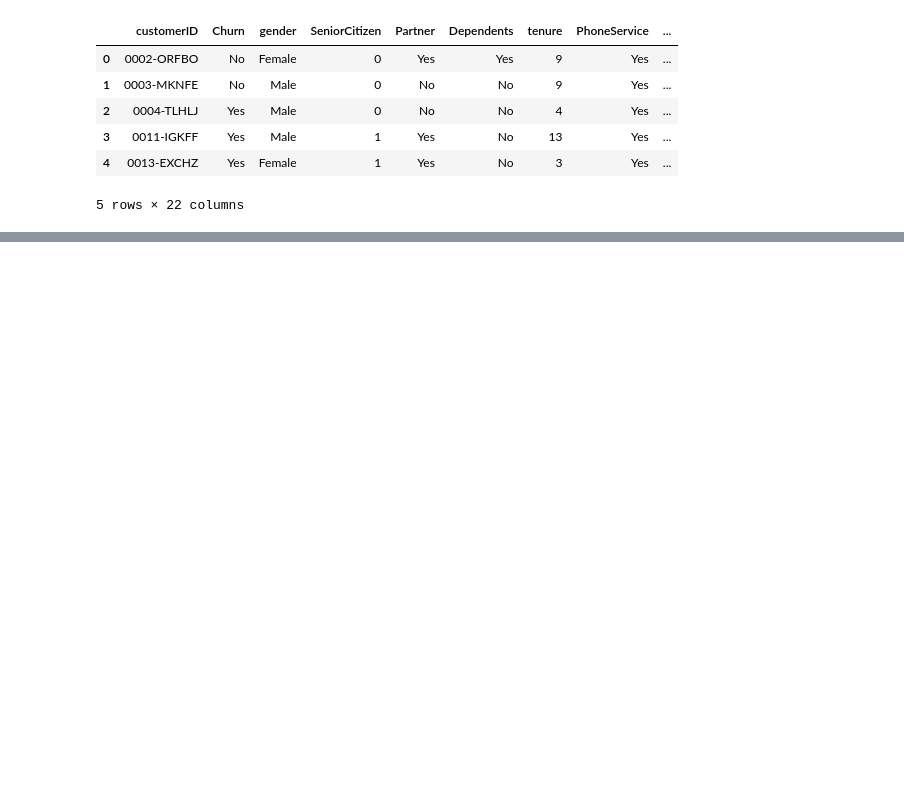
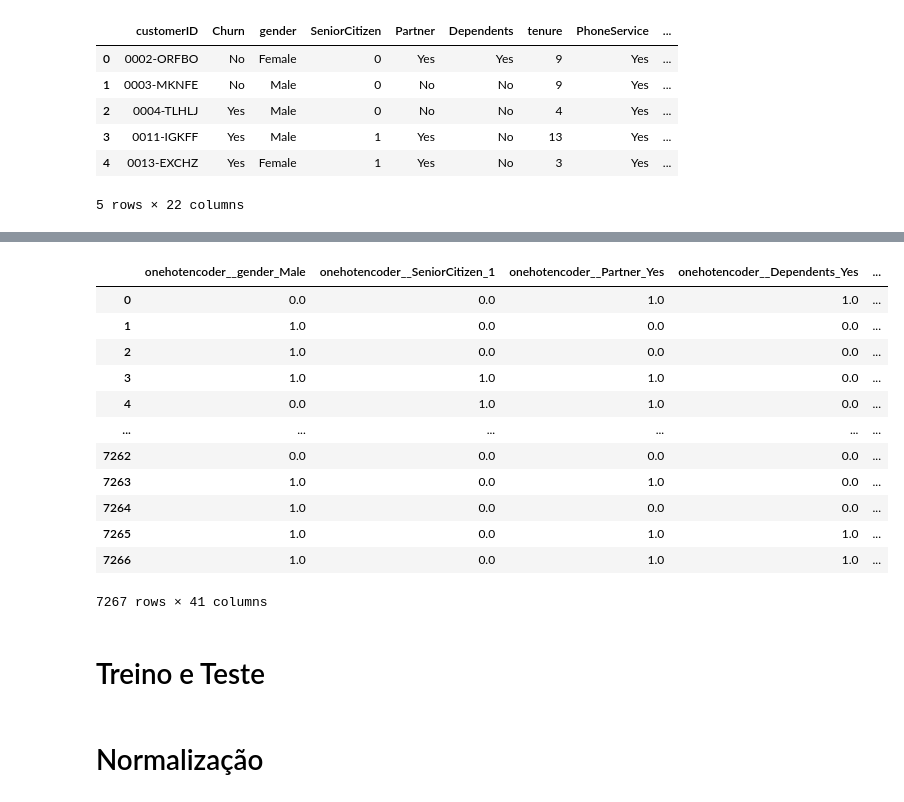
Before and after one commit to GuilhermeFernandez/TelecomX_2, a Jupyter notebook: TelecomX2.ipynb, the cells around one changed output, grey strips where cells are left out. Saved outputs shown, nothing was run; the diff lists cells and outputs as text; code cells hidden in the pictures; blank space fills up the shorter version.

Commit message:
Realizado Encoding, split de treino e teste, normalização das variáveis e aplicado Dummy, 71% de acurácia.

```diff
--- a/TelecomX2.ipynb
+++ b/TelecomX2.ipynb
@@ -17,6 +26,7 @@ dados.head()
 | 3 | 0011-IGKFF | Yes | Male | 1 | Yes | No | 13 | Yes | ... |
 | 4 | 0013-EXCHZ | Yes | Female | 1 | Yes | No | 3 | Yes | ... |
 5 rows × 22 columns
-# %%
-dados.drop(columns='customerID', inplace=True)
+# %%
+x = dados.drop(columns=['customerID', 'Churn'])
+y = dados['Churn']
 # %% [markdown]
@@ -23,0 +34,13 @@ dados.drop(columns='customerID', inplace=True)
+# %%
+colunas = x.columns
+one_hot = make_column_transformer((
+    OneHotEncoder(drop = 'if_binary'), ['gender', 'SeniorCitizen', 'Partner', 'Dependents',
+       'PhoneService', 'MultipleLines', 'InternetService', 'OnlineSecurity',
+       'OnlineBackup', 'DeviceProtection', 'TechSupport', 'StreamingTV',
+       'StreamingMovies', 'Contract', 'PaperlessBilling', 'PaymentMethod']
+),
+    remainder = 'passthrough',
+    sparse_threshold=0)
+# %%
+x = one_hot.fit_transform(x)
+one_hot.get_feature_names_out(colunas)
@@ -23,0 +65,16 @@ dados.drop(columns='customerID', inplace=True)
+# %%
+pd.DataFrame(x, columns=one_hot.get_feature_names_out(colunas))
+# %% [output]
+|  | onehotencoder__gender_Male | onehotencoder__SeniorCitizen_1 | onehotencoder__Partner_Yes | onehotencoder__Dependents_Yes | ... |
+| 0 | 0.0 | 0.0 | 1.0 | 1.0 | ... |
+| 1 | 1.0 | 0.0 | 0.0 | 0.0 | ... |
+| 2 | 1.0 | 0.0 | 0.0 | 0.0 | ... |
+| 3 | 1.0 | 1.0 | 1.0 | 0.0 | ... |
+| 4 | 0.0 | 1.0 | 1.0 | 0.0 | ... |
+| ... | ... | ... | ... | ... | ... |
+| 7262 | 0.0 | 0.0 | 0.0 | 0.0 | ... |
+| 7263 | 1.0 | 0.0 | 1.0 | 0.0 | ... |
+| 7264 | 1.0 | 0.0 | 0.0 | 0.0 | ... |
+| 7265 | 1.0 | 0.0 | 1.0 | 1.0 | ... |
+| 7266 | 1.0 | 0.0 | 1.0 | 1.0 | ... |
+7267 rows × 41 columns
@@ -23,0 +84,2 @@ dados.drop(columns='customerID', inplace=True)
+# %% [markdown]
+# Treino e Teste
@@ -23,0 +88,2 @@ dados.drop(columns='customerID', inplace=True)
+# %% [markdown]
+# Normalização
```
Also changed, not shown: parts of 15 cells of this notebook.
